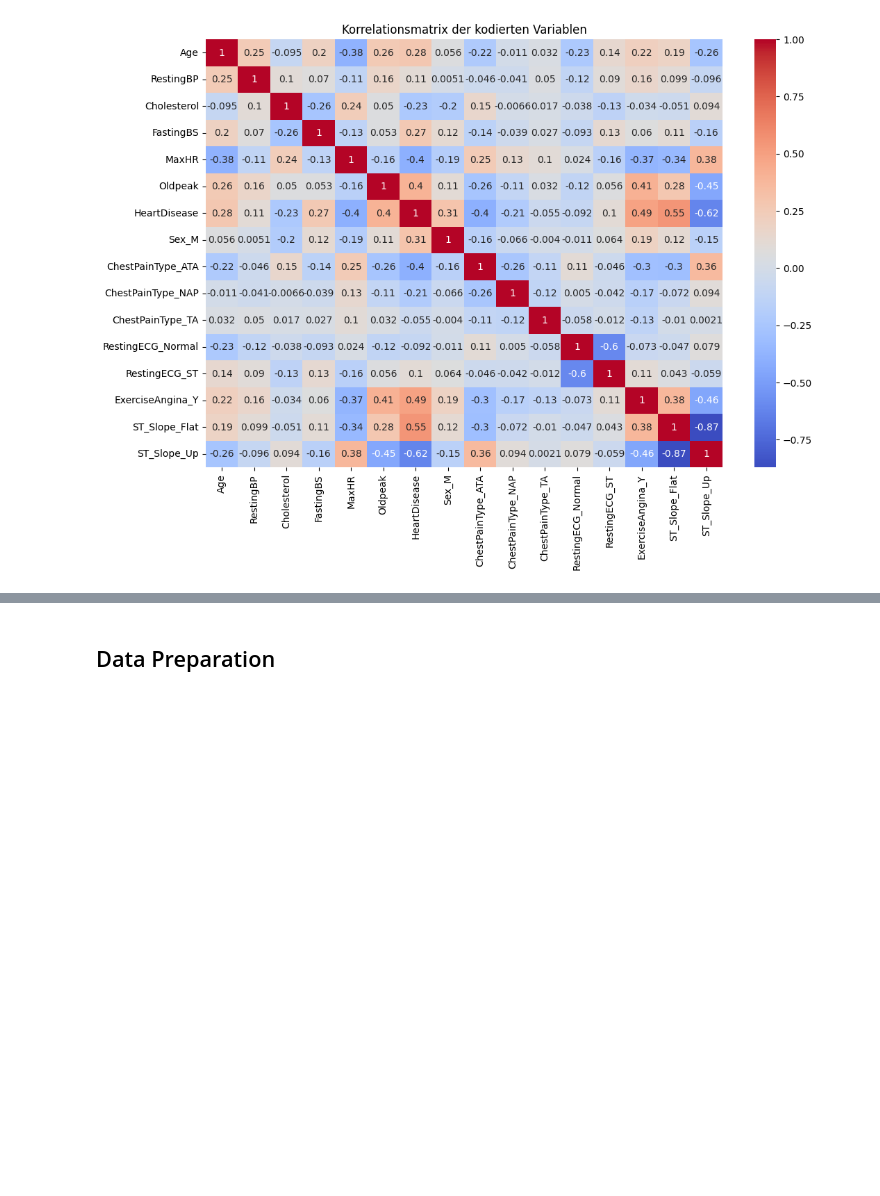
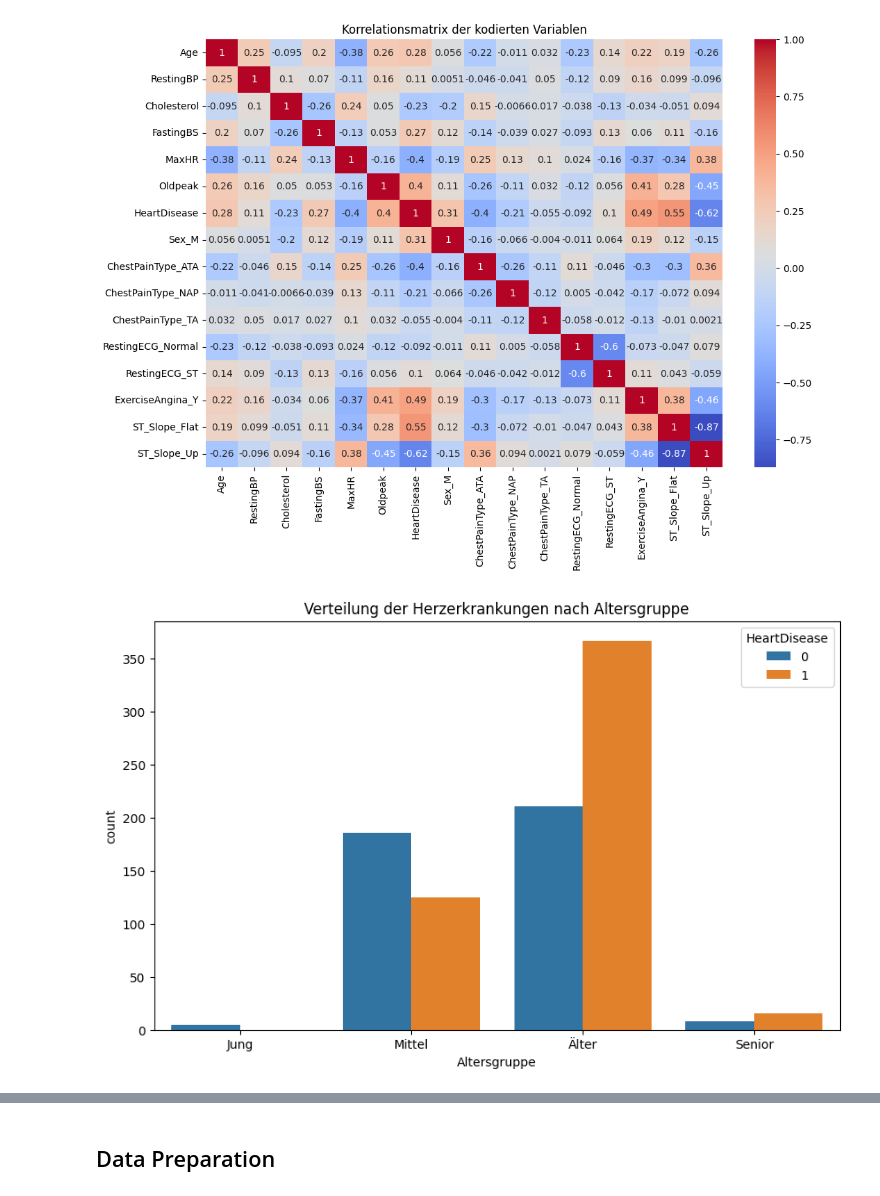
Before and after one commit to OOS-Team/DsKi_ML, a Jupyter notebook: heart_failure.ipynb, the cells around one changed output, grey strips where cells are left out. Drawn from its saved outputs; the diff is of its cells as text; code cells hidden in the pictures; blank space fills up the shorter version.

Commit message:
initial expo data quality

```diff
--- a/heart_failure.ipynb
+++ b/heart_failure.ipynb
@@ -184,3 +214,14 @@ plt.title('Korrelationsmatrix der kodierten Variablen')
 plt.show()
 # %% [output]
 [figure]
+# %%
+# Altersgruppenanalyse
+ziel_variable = df['HeartDisease']
+
+df['Altersgruppe'] = pd.cut(df['Age'], bins=[0, 30, 50, 70, 100], labels=['Jung', 'Mittel', 'Älter', 'Senior'])
+plt.figure(figsize=(10, 6))
+sns.countplot(data=df, x='Altersgruppe', hue=ziel_variable)
+plt.title('Verteilung der Herzerkrankungen nach Altersgruppe')
+plt.show()
+# %% [output]
+[figure, added]
```
Also changed, not shown: parts of 15 cells of this notebook.
